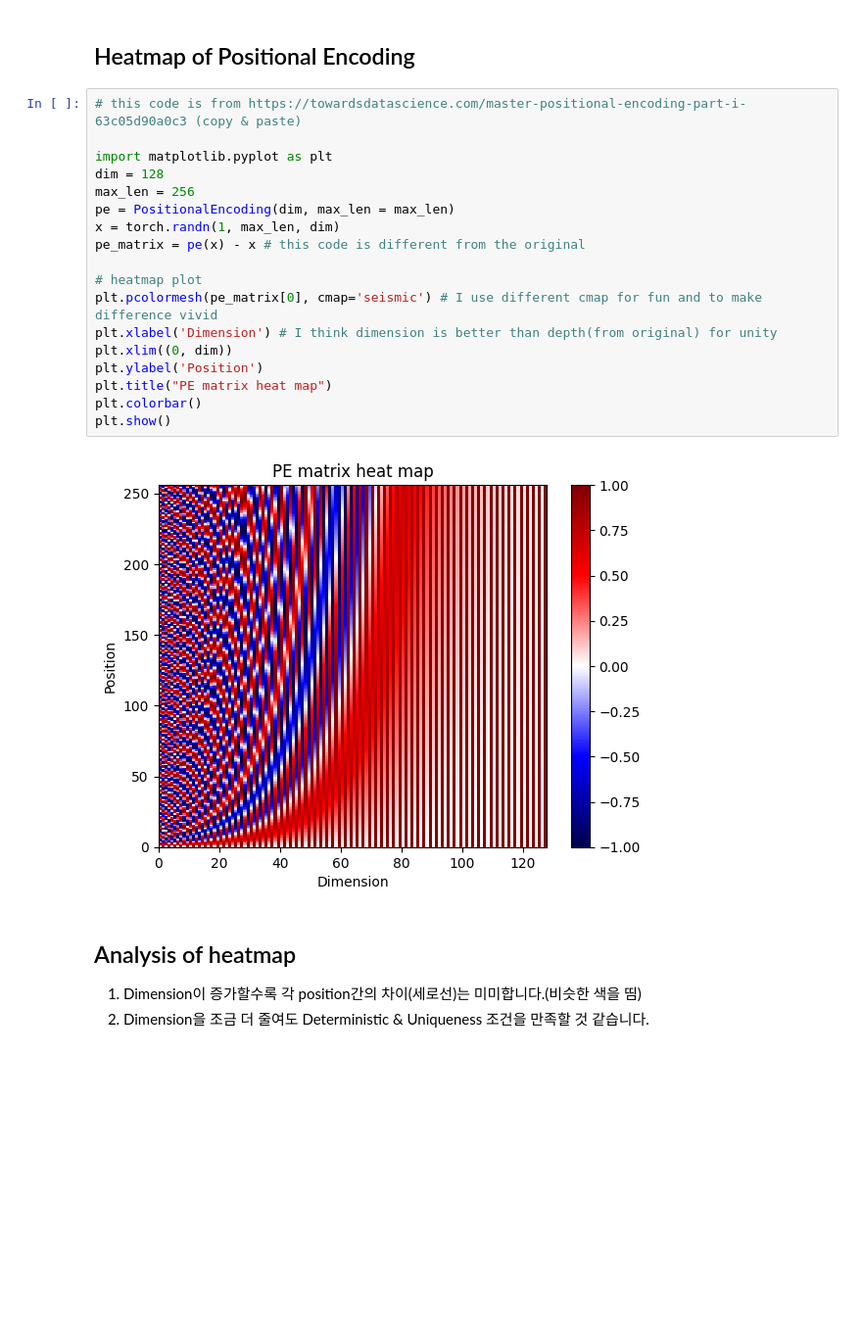
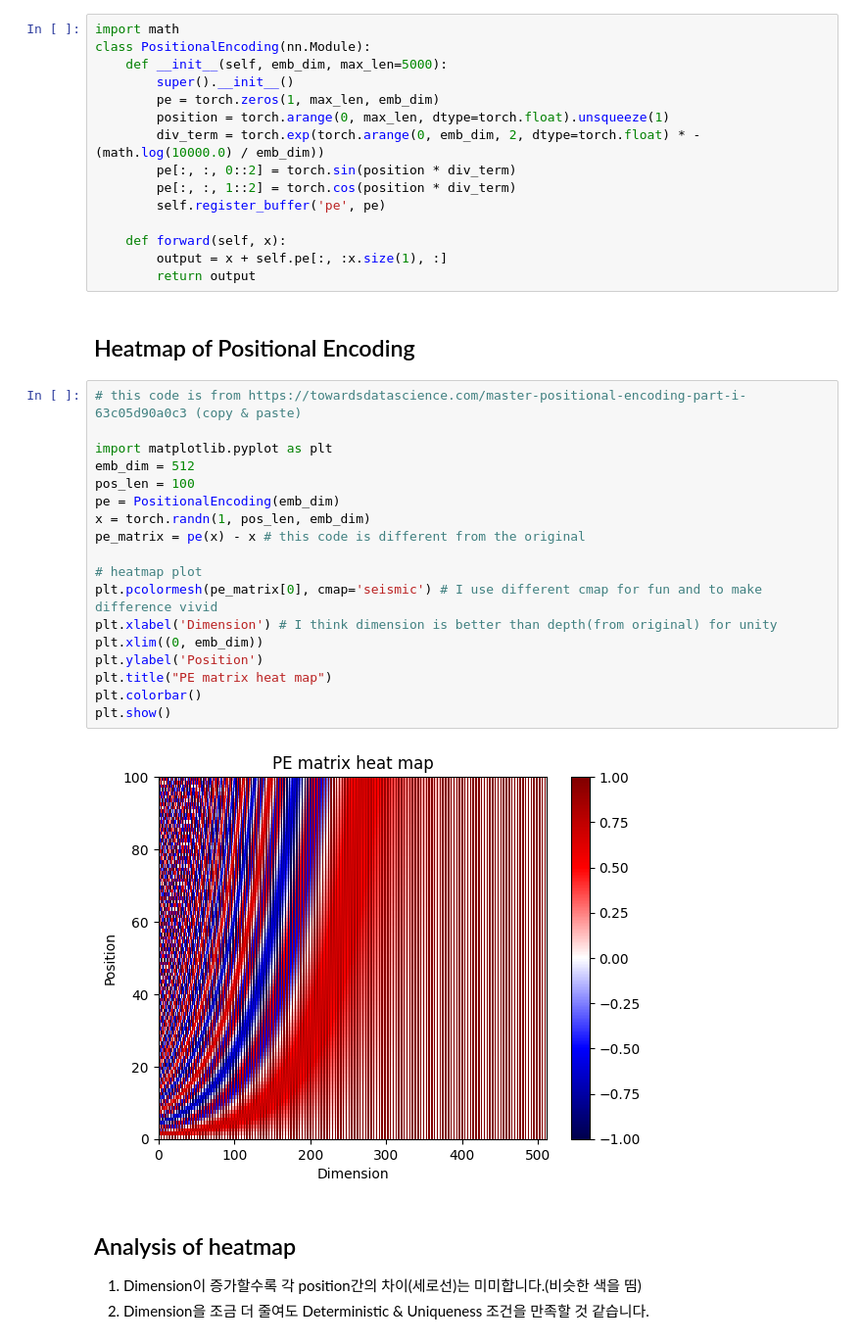
Before and after one commit to yeonsub/Learning_Material_for_Creation, a Jupyter notebook: Transformer_concept.ipynb, the cells around one changed output. Shown at 98% size. Drawn from its saved outputs; the diff is of its cells as text; blank space fills up the shorter version.

```diff
--- a/Transformer_concept.ipynb
+++ b/Transformer_concept.ipynb
@@ -1172,25 +1123,40 @@ class PositionalEncoding(nn.Module):
+# %%
+import math
+class PositionalEncoding(nn.Module):
+    def __init__(self, emb_dim, max_len=5000):
+        super().__init__()
+        pe = torch.zeros(1, max_len, emb_dim)
+        position = torch.arange(0, max_len, dtype=torch.float).unsqueeze(1)
+        div_term = torch.exp(torch.arange(0, emb_dim, 2, dtype=torch.float) * -(math.log(10000.0) / emb_dim))
+        pe[:, :, 0::2] = torch.sin(position * div_term)
+        pe[:, :, 1::2] = torch.cos(position * div_term)
+        self.register_buffer('pe', pe)
+
+    def forward(self, x):
+        output = x + self.pe[:, :x.size(1), :]
+        return output
 # %% [markdown]
 ## Heatmap of Positional Encoding
 # %%
 # this code is from https://towardsdatascience.com/master-positional-encoding-part-i-63c05d90a0c3 (copy & paste)
 
 import matplotlib.pyplot as plt
-dim = 128
-max_len = 256
-pe = PositionalEncoding(dim, max_len = max_len)
-x = torch.randn(1, max_len, dim)
+emb_dim = 512
+pos_len = 100
+pe = PositionalEncoding(emb_dim)
+x = torch.randn(1, pos_len, emb_dim)
 pe_matrix = pe(x) - x # this code is different from the original
 
 # heatmap plot
 plt.pcolormesh(pe_matrix[0], cmap='seismic') # I use different cmap for fun and to make difference vivid
 plt.xlabel('Dimension') # I think dimension is better than depth(from original) for unity
-plt.xlim((0, dim))
+plt.xlim((0, emb_dim))
 plt.ylabel('Position')
 plt.title("PE matrix heat map")
 plt.colorbar()
 plt.show()
 # %% [output]
-[figure, old version]
+[figure, new version]
 # %% [markdown]
 ## Analysis of heatmap
 1) Dimension이 증가할수록 각 position간의 차이(세로선)는 미미합니다.(비슷한 색을 띰) <br>
```
Also changed, not shown: parts of 9 cells of this notebook.
